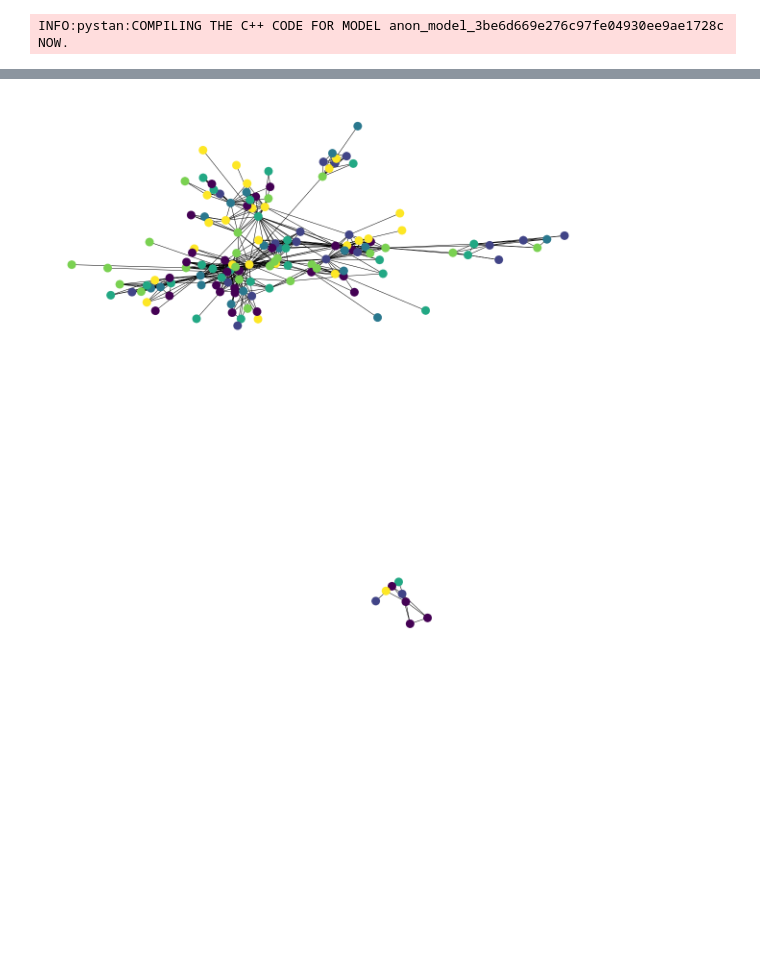
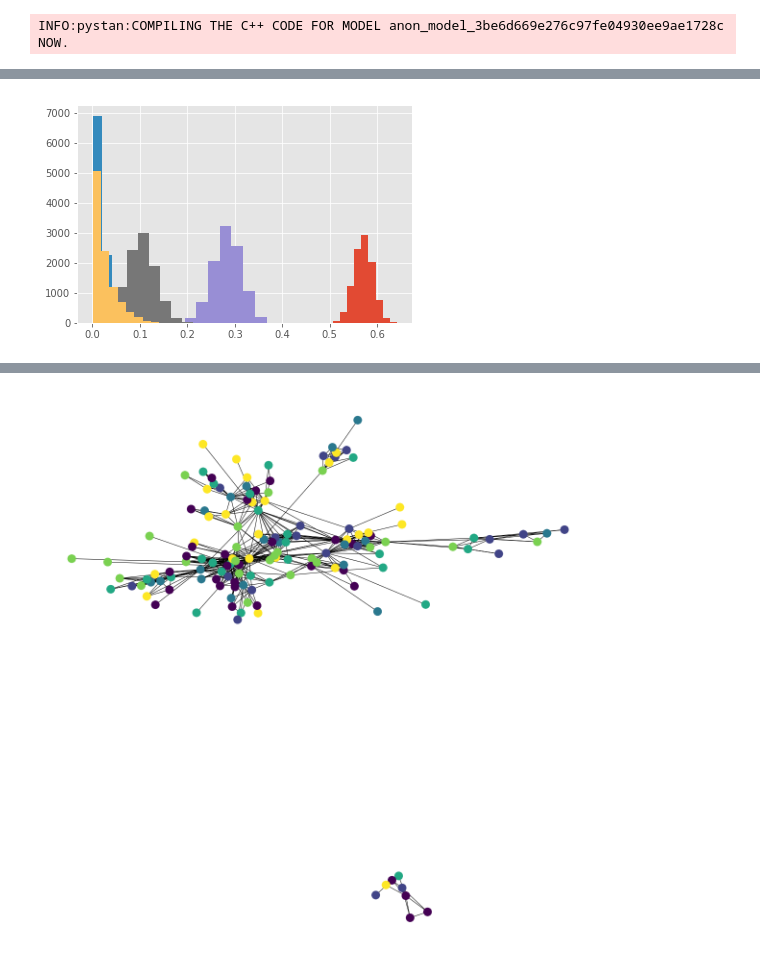
Before and after one commit to davidfrichhansen/mbml_project, a Jupyter notebook: notebooks/Untitled2.ipynb, the cells around one changed output, grey strips where cells are left out. Cells and saved outputs as stored; diff of their text form; code cells hidden in the pictures; blank space fills up the shorter version.

```diff
--- a/notebooks/Untitled2.ipynb
+++ b/notebooks/Untitled2.ipynb
@@ -145,0 +154,10 @@ pi_hat = pystan_utils.vb_extract_variable(fit, "pi", var_type="matrix", dims=[k,
+# %%
+# Robert
+plt.hist(fitvar[0]['pi[94,1]'])
+plt.hist(fitvar[0]['pi[94,2]'])
+plt.hist(fitvar[0]['pi[94,3]'])
+plt.hist(fitvar[0]['pi[94,4]'])
+plt.hist(fitvar[0]['pi[94,5]'])
+plt.show()
+# %% [output]
+[figure, added]
```
Also changed, not shown: parts of 27 cells of this notebook.
